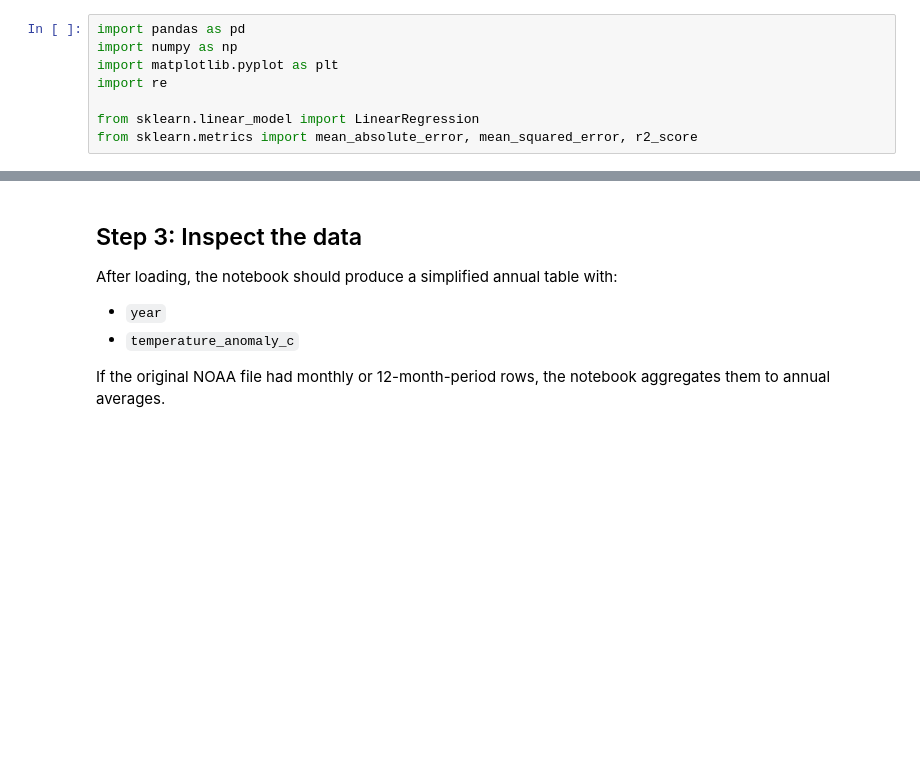
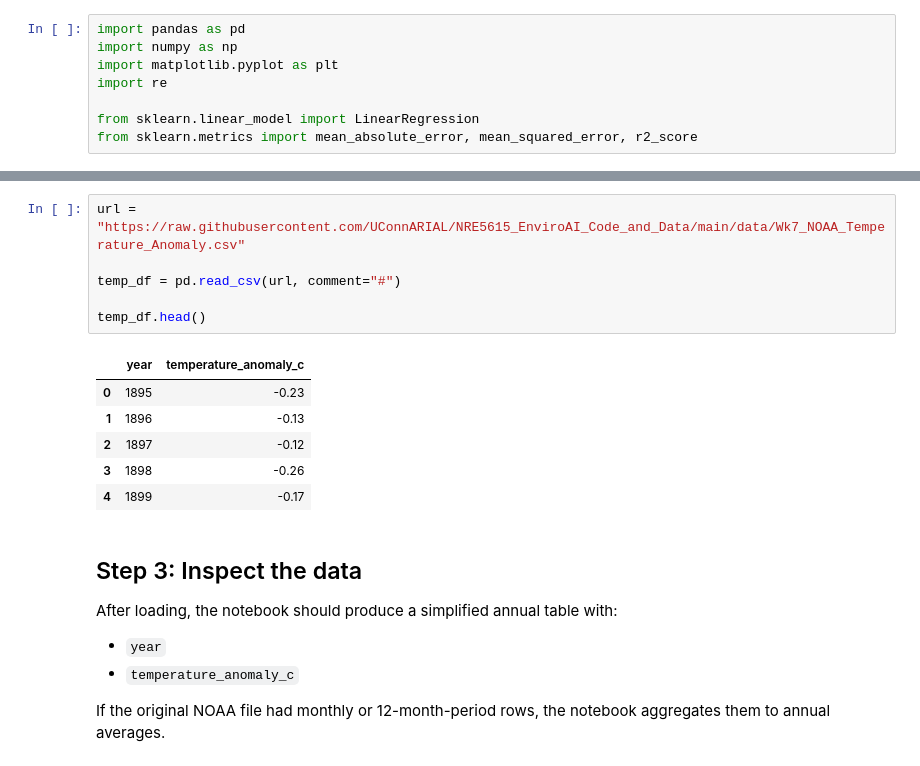
Before and after one commit to UConnARIAL/NRE5615_EnviroAI_Code_and_Data, a Jupyter notebook: code/NRE5615_Wk7_Demo_NOAA_Temperature_Trends.ipynb, the cells around one changed output, grey strips where cells are left out. Saved outputs shown, nothing was run; the diff lists cells and outputs as text; blank space fills up the shorter version.

```diff
--- a/code/NRE5615_Wk7_Demo_NOAA_Temperature_Trends.ipynb
+++ b/code/NRE5615_Wk7_Demo_NOAA_Temperature_Trends.ipynb
@@ -184,3 +54,16 @@ temp_df.head()
+# %%
+url = "https://raw.githubusercontent.com/UConnARIAL/NRE5615_EnviroAI_Code_and_Data/main/data/Wk7_NOAA_Temperature_Anomaly.csv"
+
+temp_df = pd.read_csv(url, comment="#")
+
+temp_df.head()
+# %% [output]
+|  | year | temperature_anomaly_c |
+| 0 | 1895 | -0.23 |
+| 1 | 1896 | -0.13 |
+| 2 | 1897 | -0.12 |
+| 3 | 1898 | -0.26 |
+| 4 | 1899 | -0.17 |
 # %% [markdown]
 ## Step 3: Inspect the data
 
```
Also changed, not shown: parts of 18 cells of this notebook.
